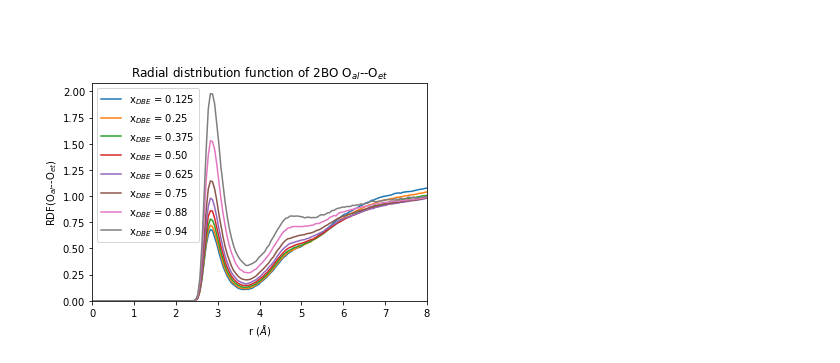
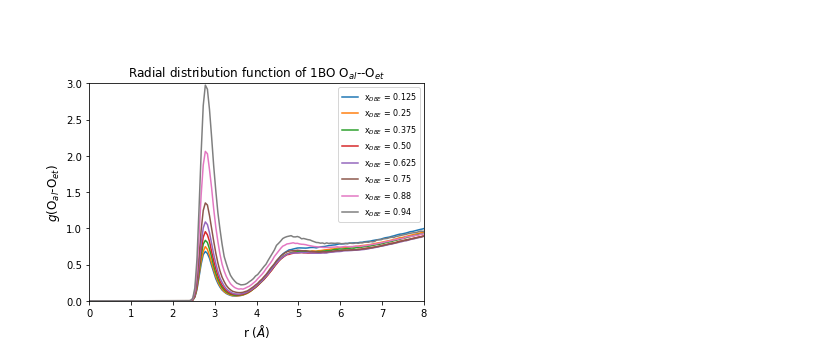
Before and after one commit to farrisric/Jupyter, a Jupyter notebook: FinalPYTHONSCRIPT.ipynb, the cells around one changed output. Cells and saved outputs as stored; diff of their text form; code cells hidden in the pictures.

```diff
--- a/FinalPYTHONSCRIPT.ipynb
+++ b/FinalPYTHONSCRIPT.ipynb
@@ -45,31 +45,33 @@ for alcool in ["1BO"]:
 # %%
 import os
 import numpy as np
 import matplotlib.pyplot as plt
 
 
-for alcool in ["2BO"]:
+for alcool in ["1BO"]:
     path1 = f"/home/riccardo/Mixtures/Jobs/{alcool}"
 
     dicter = {b:[] for b in os.listdir(path1)}
 
     for f in os.listdir(path1):
         dicter[f] = np.loadtxt(f"{path1}/{f}/rdf_OaOe.dat")
 
-    cacca = ("a","b","c","d","e","g","h","i","l")
-    dicter2 = {x:m for x in os.listdir(path1) for m in cacca}
-
     del dicter["0.00"]
     for f,s in sorted (dicter.items()):
         dicter[f] = s
         plt.plot(s[:,0],s[:,1], label = "x$_{DBE}$ = "f"{f}")
 
+    SMALL_SIZE = 8
+    MEDIUM_SIZE = 12
+    plt.rc('axes', labelsize=MEDIUM_SIZE)
+    plt.rc('legend', fontsize=SMALL_SIZE)
+
     plt.title(f"Radial distribution function of {alcool}"" O$_{al}$--O$_{et}$")
     plt.xlabel("r ($\AA$)")
-    plt.ylabel("RDF(O$_{al}$--O$_{et}$)")
+    plt.ylabel("$g$(O$_{al}$-O$_{et}$)")
     plt.legend()
     plt.xlim(0,8)
-    plt.ylim(0)
+    plt.ylim(0,3)
     plt.savefig(f"/home/riccardo/Mixtures/Figures/RDF/{alcool}_rdf_OaOe.svg", format='svg', dpi=1200)
 # %% [output]
-[figure, old version]
+[figure, new version]
```
Also changed, not shown: parts of 10 cells of this notebook, 4 other files.
